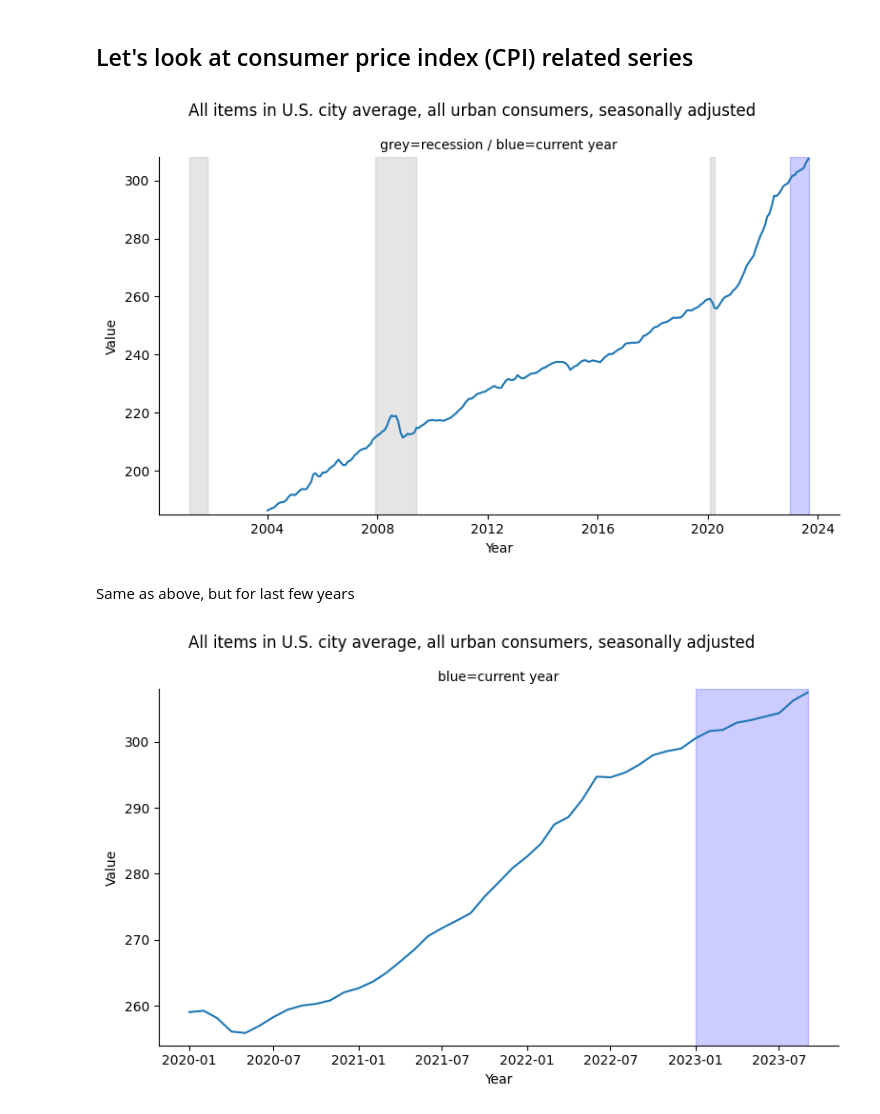
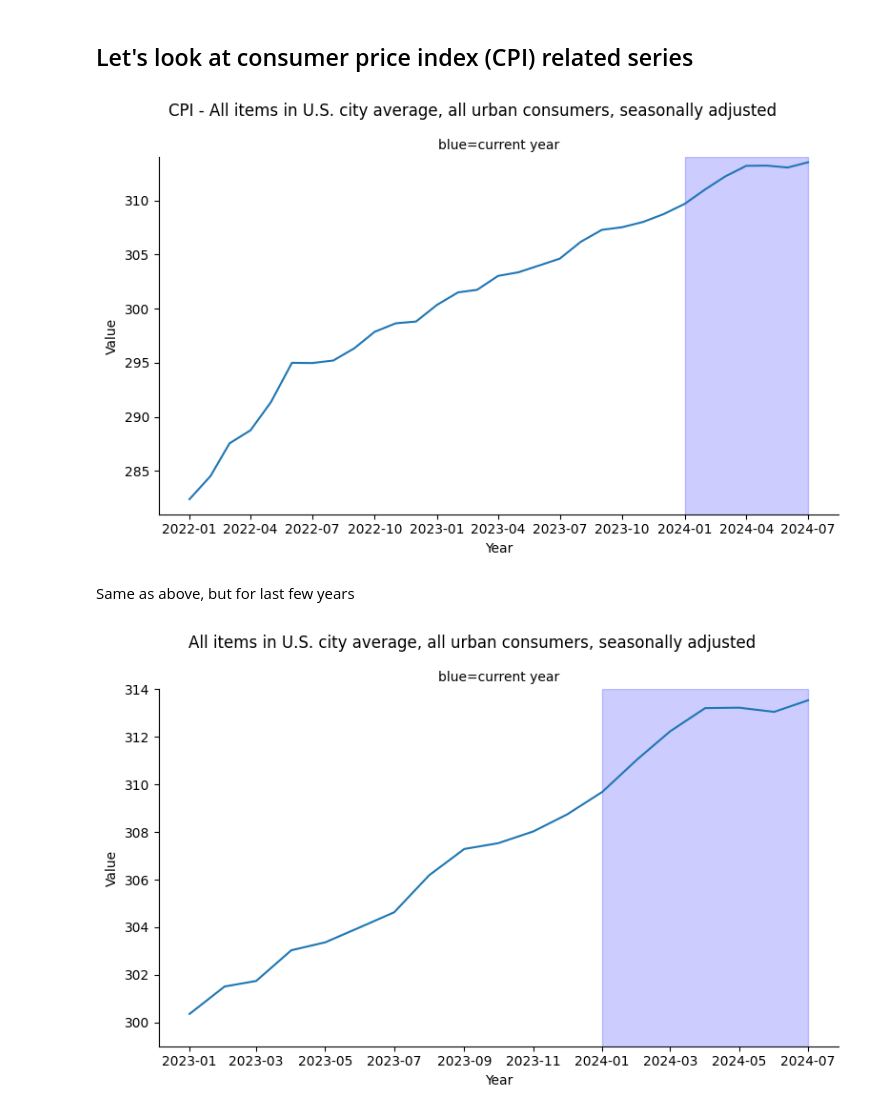
Before and after one commit to pybokeh/data-sets, a Jupyter notebook: bls/Using_blsutils.ipynb, the cells around one changed output. Drawn from its saved outputs; the diff is of its cells as text; code cells hidden in the pictures.

```diff
--- a/bls/Using_blsutils.ipynb
+++ b/bls/Using_blsutils.ipynb
@@ -11,7 +11,7 @@ import configparser
 # %%
 config = configparser.ConfigParser()
-config.read(Path.home() / '.config' / 'config.ini')
-bls_key = config['bls']['secretkey']
+config.read(Path.home() / '.config' / '.env')
+bls_key = config['bls']['api_key']
 # %% [markdown]
 ## Visualizing the BLS Series with Recessions and COVID-19 Pandemic Added for Context
 # %% [markdown]
@@ -65,11 +65,12 @@ Hourly pay has stagnated as well.  Based on the BLS data, it appears this is an
 # %%
 plot_bls_series_id(
     series_id='CUSR0000SA0',
-    series_descr='All items in U.S. city average, all urban consumers, seasonally adjusted',
-    bls_key=bls_key
+    series_descr='CPI - All items in U.S. city average, all urban consumers, seasonally adjusted',
+    bls_key=bls_key,
+    past_n_years=2
 )
 # %% [output]
-[figure, old version]
+[figure, new version]
 # %% [markdown]
 Same as above, but for last few years
 # %%
@@ -77,7 +78,7 @@ plot_bls_series_id(
     series_id='CUSR0000SA0',
     series_descr='All items in U.S. city average, all urban consumers, seasonally adjusted',
     bls_key=bls_key,
-    past_n_years=3,
+    past_n_years=1,
 )
 # %% [output]
-[figure, old version]
+[figure, new version]
```
Also changed, not shown: parts of 5 cells of this notebook, 1 other file.
